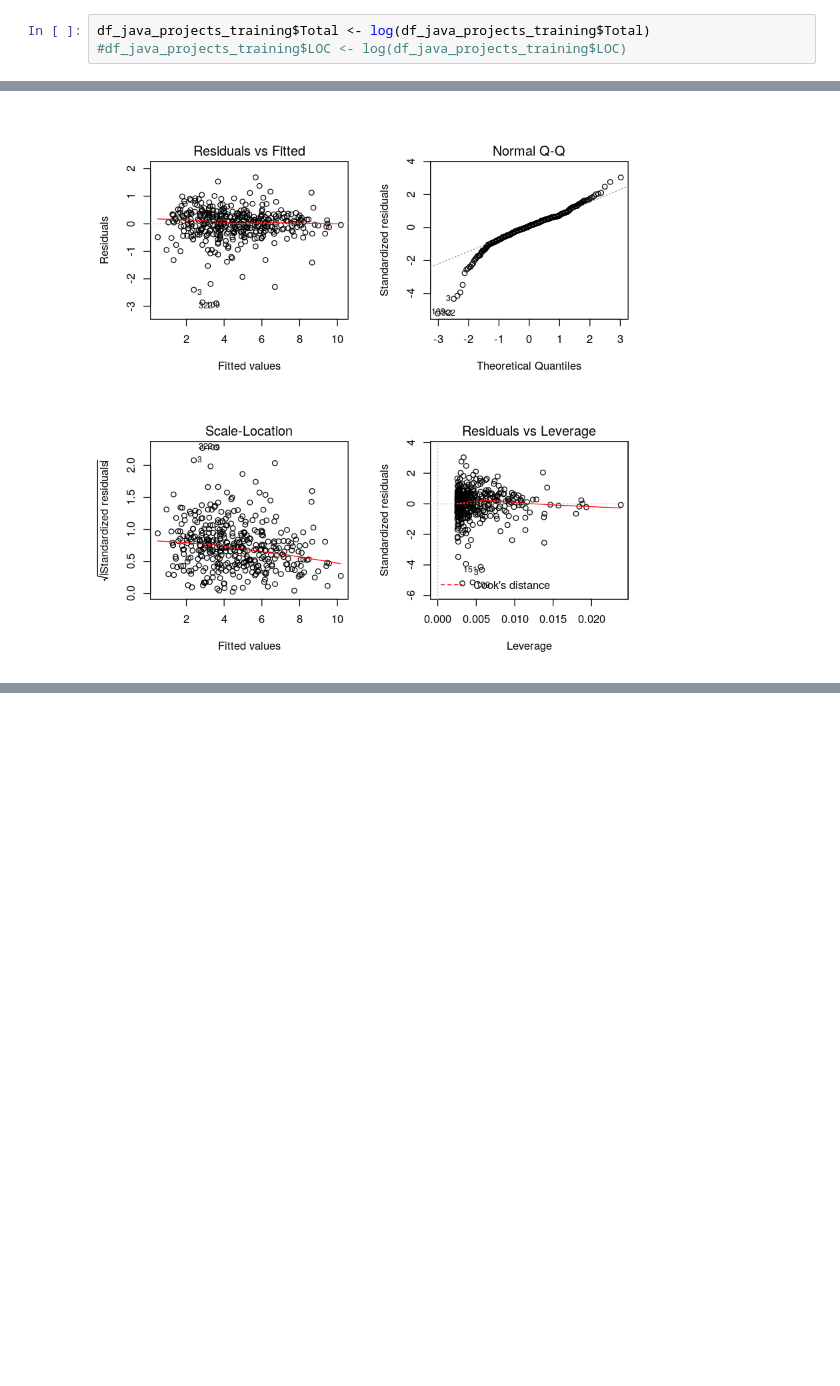
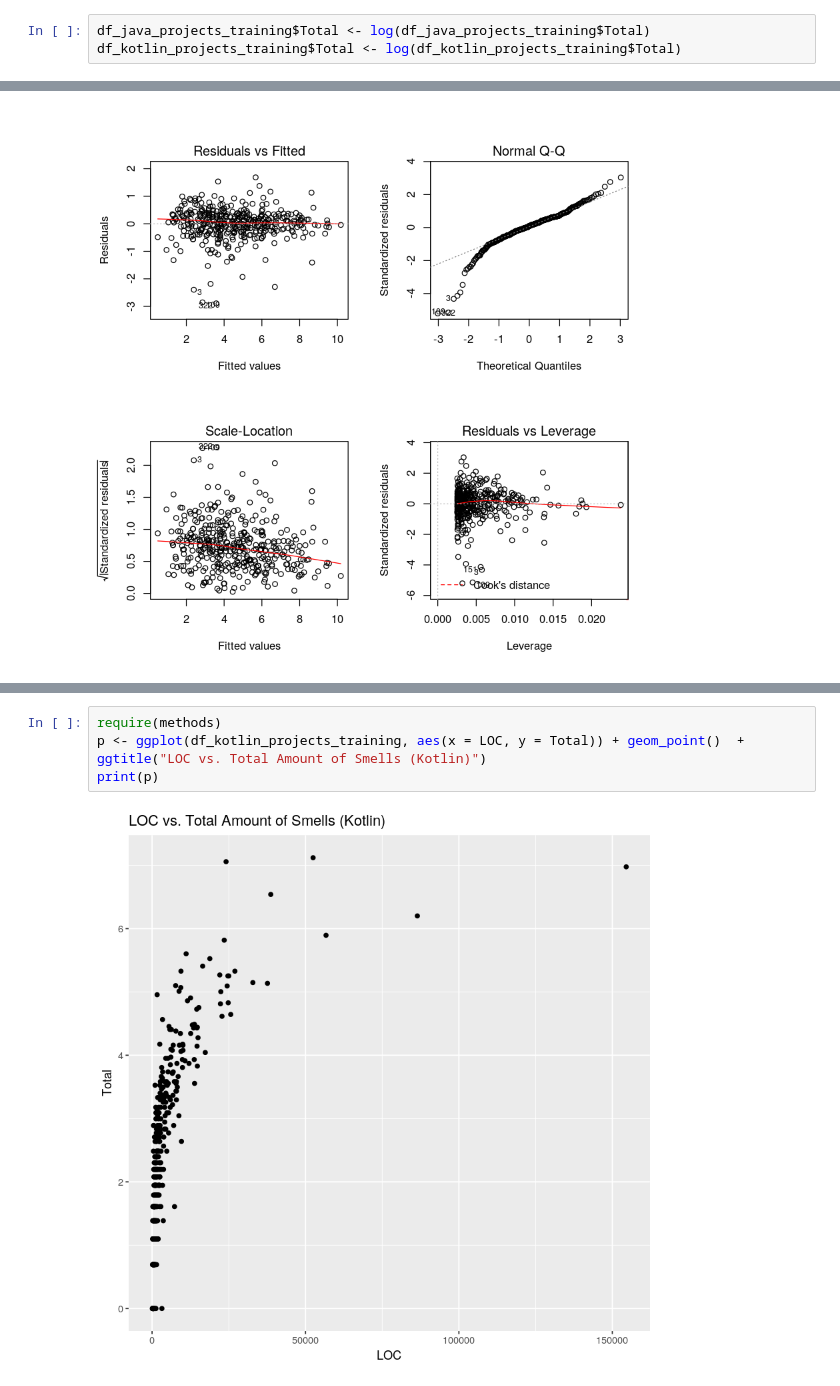
Before and after one commit to SimonHellbrueck/BT_Repository_Mining, a Jupyter notebook: regressiondiagnostics.ipynb, the cells around one changed output, grey strips where cells are left out. Saved outputs shown, nothing was run; the diff lists cells and outputs as text; blank space fills up the shorter version.

```diff
--- a/regressiondiagnostics.ipynb
+++ b/regressiondiagnostics.ipynb
@@ -133,6 +153,6 @@ ggplot2.scatterplot(data=df_java_projects_training, xName='LOC',yName='Total',
 # %%
 df_java_projects_training$Total <- log(df_java_projects_training$Total)
-#df_java_projects_training$LOC <- log(df_java_projects_training$LOC)
+df_kotlin_projects_training$Total <- log(df_kotlin_projects_training$Total)
 # %%
 require(methods)
 p <- ggplot(df_java_projects_training, aes(x = LOC, y = Total)) + geom_point()  + ggtitle("LOC vs. Total Amount of Smells (Java)")
@@ -158,0 +183,6 @@ plot(fit)
+# %%
+require(methods)
+p <- ggplot(df_kotlin_projects_training, aes(x = LOC, y = Total)) + geom_point()  + ggtitle("LOC vs. Total Amount of Smells (Kotlin)")
+print(p)
+# %% [output]
+[figure, added]
```
Also changed, not shown: parts of 30 cells of this notebook.
